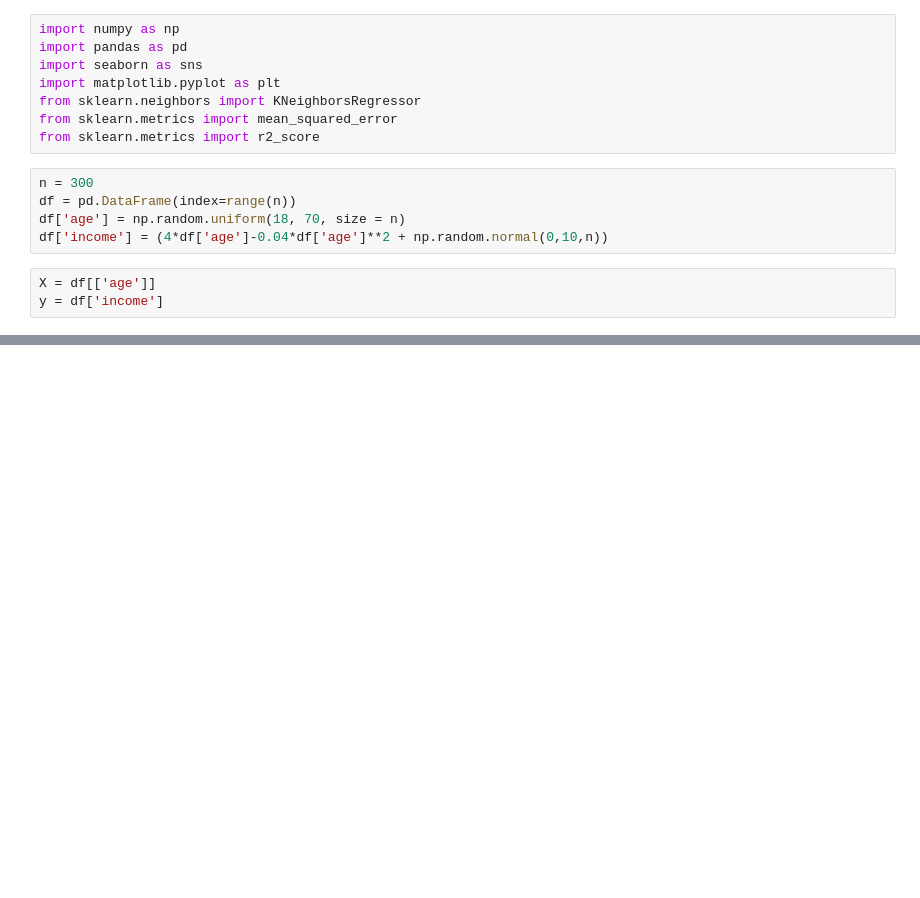
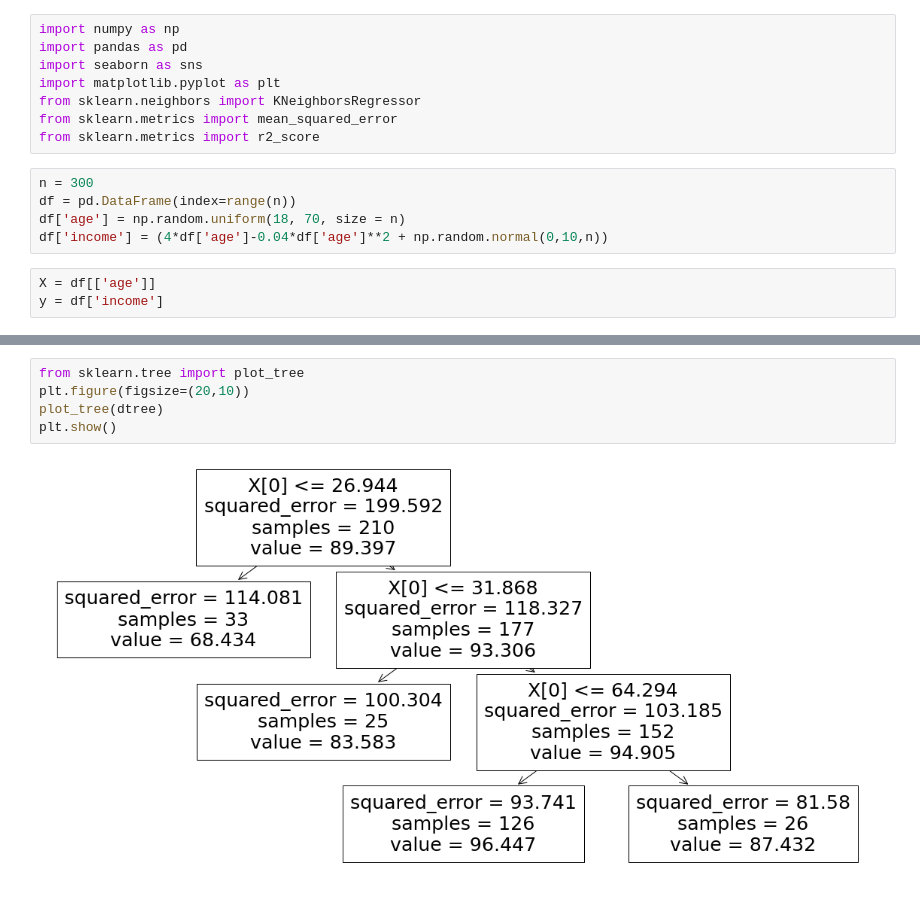
Before and after one commit to dsliwka/EEMP2022, a Jupyter notebook: notebooks/KNN2022Test.ipynb, the cells around one changed output, grey strips where cells are left out. Cells and saved outputs as stored; diff of their text form; blank space fills up the shorter version.

```diff
--- a/notebooks/KNN2022Test.ipynb
+++ b/notebooks/KNN2022Test.ipynb
@@ -43,0 +73,7 @@ plt.plot(X_range,y_range, color="red")
+# %%
+from sklearn.tree import plot_tree
+plt.figure(figsize=(20,10))
+plot_tree(dtree)
+plt.show()
+# %% [output]
+[figure, added]
```
Also changed, not shown: parts of 11 cells of this notebook.
